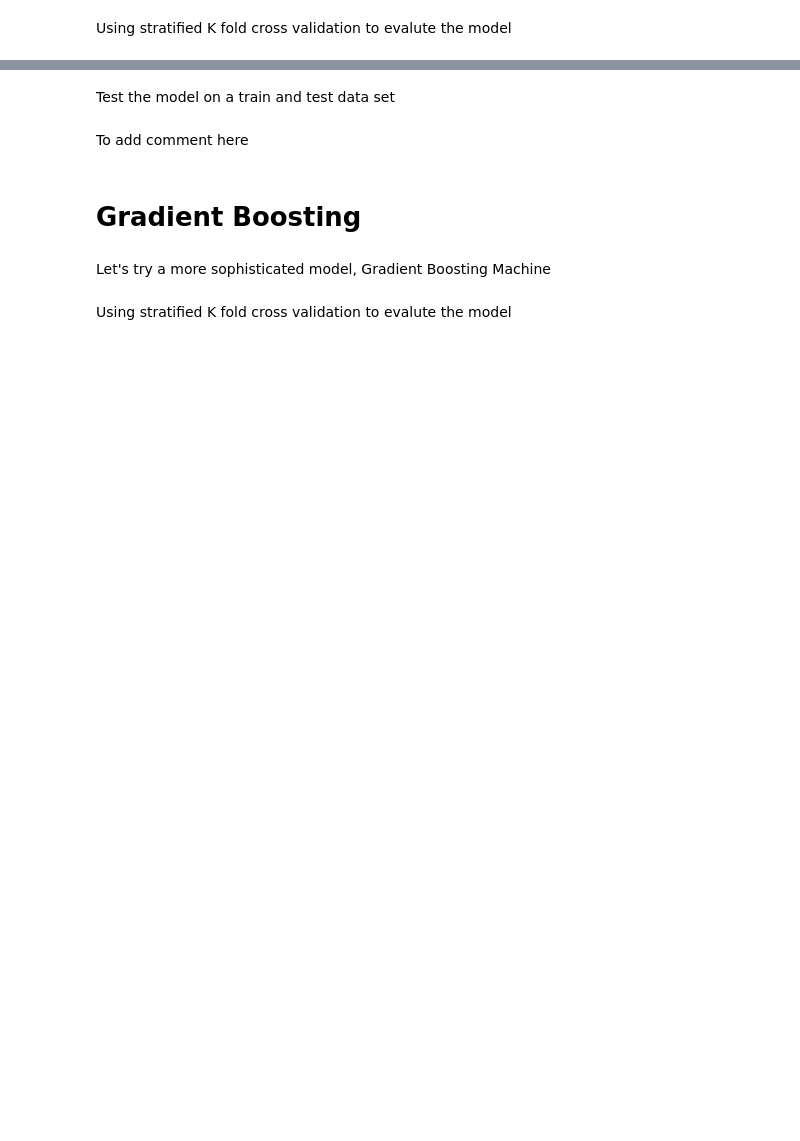
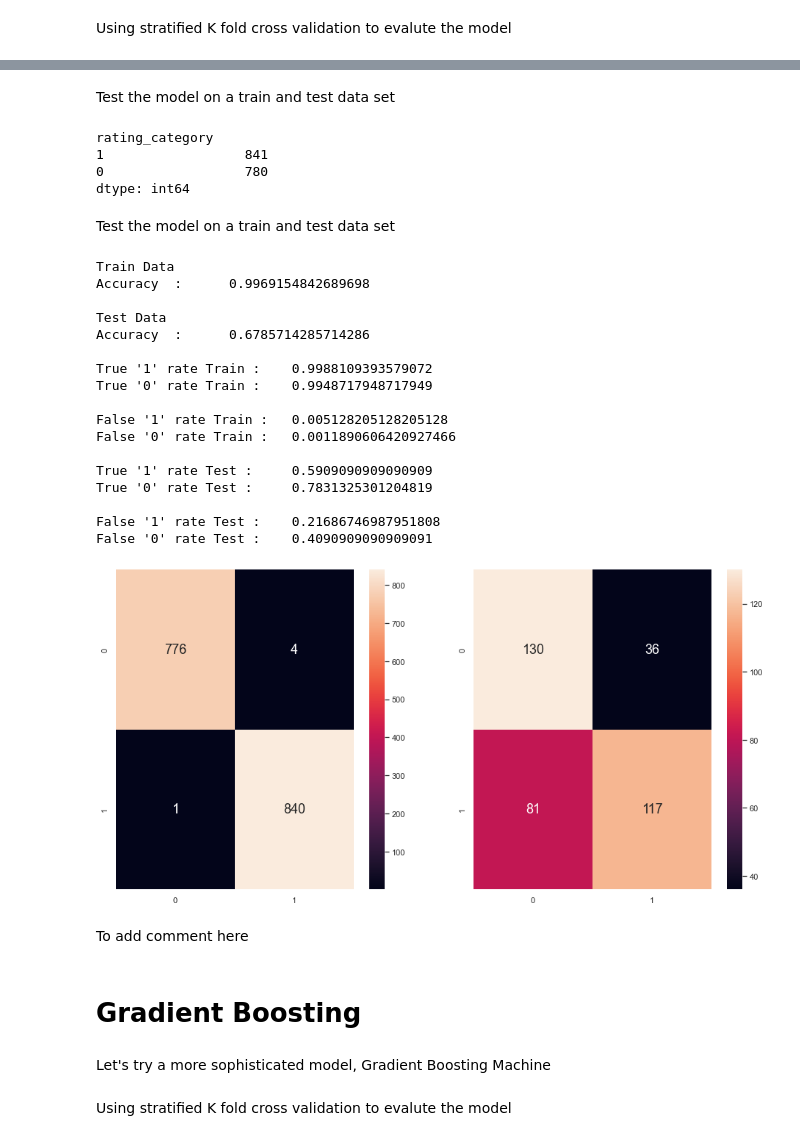
Before and after one commit to bachts/sc1015-project, a Jupyter notebook: Machine learning.ipynb, the cells around one changed output, grey strips where cells are left out. Cells and saved outputs as stored; diff of their text form; code cells hidden in the pictures; blank space fills up the shorter version.

```diff
--- a/Machine learning.ipynb
+++ b/Machine learning.ipynb
@@ -349,8 +418,8 @@ choc_xoutlier_ohe = choc_xoutlier[['country_of_bean_origin',
 choc_xoutlier_ohe = pd.get_dummies(data = choc_xoutlier_ohe)
 
 # extracting rest of the predictors
-choc_xoutlier_num = choc_xoutlier[['cocoa_percent', 'counts_of_ingredients', 'number_of_taste']]
-                                   #'cocoa_butter', 'vanilla', 'lecithin', 'salt', 'sugar', 'sweetener_without_sugar']]
+choc_xoutlier_num = choc_xoutlier[['cocoa_percent', 'counts_of_ingredients', 'number_of_taste'
+                                   , 'vanilla', 'lecithin', 'salt', 'sugar']]
 
 # extracting response
 choc_xoutlier_response = choc_xoutlier['rating_category']
@@ -387,3 +450,13 @@ X = pd.DataFrame(choc_xoutlier_ohe_up.drop('rating_category', axis = 1))
+# %%
+# Extract Response and Predictors
+y = pd.DataFrame(choc_xoutlier_ohe['rating_category'])
+X = pd.DataFrame(choc_xoutlier_ohe.drop('rating_category', axis = 1))
+# %%
+rforest = RandomForestClassifier(n_estimators = 400, max_depth = 60)
+over = ADASYN()
+under = RandomUnderSampler(sampling_strategy=0.5)
+steps = [("smote", over),("model", rforest)]
+pipeline = Pipeline(steps = steps)
 # %% [markdown]
 Using stratified K fold cross validation to evalute the model
 # %%
@@ -394,53 +474,80 @@ print('Accuracy: %.3f (%.3f)' % (np.mean(n_scores), np.std(n_scores)))
+# %% [markdown]
+Test the model on a train and test data set
+# %%
+X_train, X_test, y_train, y_test = train_test_split(X, y, test_size = 0.2)
+X_train_res, y_train_res = over.fit_resample(X_train, y_train)
+y_train_res.value_counts()
+# %% [output]
+rating_category
+1                  841
+0                  780
+dtype: int64
 # %% [markdown]
 Test the model on a train and test data set
 # %%
 # Split the Dataset into Train and Test
-X_train, X_test, y_train, y_test = train_test_split(X, y, test_size = 0.2)
+#X_train, X_test, y_train, y_test = train_test_split(X, y, test_size = 0.2)
 
 # Fit Random Forest on Train Data
-rforest.fit(X_train, y_train.rating_category.ravel())
+rforest.fit(X_train_res, y_train_res.rating_category.ravel())
 
 # Print the Classification Accuracy
 print("Train Data")
-print("Accuracy  :\t", rforest.score(X_train, y_train))
+print("Accuracy  :\t", rforest.score(X_train_res, y_train_res))
 print()
 print("Test Data")
 print("Accuracy  :\t", rforest.score(X_test, y_test))
 print()
 
 # Predict the Response corresponding to Predictors
-y_train_pred = rforest.predict(X_train)
+y_train_pred = rforest.predict(X_train_res)
 y_test_pred = rforest.predict(X_test)
 
 # Print the Accuracy Measures from the Confusion Matrix
-cmTrain = confusion_matrix(y_train, y_train_pred)
+cmTrain = confusion_matrix(y_train_res, y_train_pred)
 cmTest = confusion_matrix(y_test, y_test_pred)
 
-print("True '2' rate Train :\t", (cmTrain[2][2]/(cmTrain[2][0]+cmTrain[2][1]+cmTrain[2][2])))
-print("True '1' rate Train :\t", (cmTrain[1][1]/(cmTrain[1][0]+cmTrain[1][1]+cmTrain[1][2])))
-print("True '0' rate Train :\t", (cmTrain[0][0]/(cmTrain[0][0]+cmTrain[0][1]+cmTrain[0][2])))
+print("True '1' rate Train :\t", (cmTrain[1][1]/(cmTrain[1][0]+cmTrain[1][1])))
+print("True '0' rate Train :\t", (cmTrain[0][0]/(cmTrain[0][0]+cmTrain[0][1])))
 print()
 
-print("False '2' rate Train :\t", ((cmTrain[1][2]+cmTrain[0][2])/((cmTrain[1][2]+cmTrain[0][2]+cmTrain[1][1]+cmTrain[0][1]+cmTrain[1][0]+cmTrain[0][0]))))
-print("False '1' rate Train :\t", ((cmTrain[2][1]+cmTrain[0][1])/((cmTrain[2][1]+cmTrain[0][1]+cmTrain[2][2]+cmTrain[0][2]+cmTrain[2][0]+cmTrain[0][0]))))
-print("False '0' rate Train :\t", ((cmTrain[1][0]+cmTrain[2][0])/((cmTrain[1][0]+cmTrain[2][0]+cmTrain[1][1]+cmTrain[2][1]+cmTrain[1][2]+cmTrain[2][2]))))
+print("False '1' rate Train :\t", ((cmTrain[0][1])/((cmTrain[0][1]+cmTrain[0][0]))))
+print("False '0' rate Train :\t", ((cmTrain[1][0])/((cmTrain[1][0]+cmTrain[1][1]))))
 print()
 
-print("True '2' rate Test :\t", (cmTest[2][2]/(cmTest[2][0]+cmTest[2][1]+cmTest[2][2])))
-print("True '1' rate Test :\t", (cmTest[1][1]/(cmTest[1][0]+cmTest[1][1]+cmTest[1][2])))
-print("True '0' rate Test :\t", (cmTest[0][0]/(cmTest[0][0]+cmTest[0][1]+cmTest[0][2])))
+
+print("True '1' rate Test :\t", (cmTest[1][1]/(cmTest[1][0]+cmTest[1][1])))
+print("True '0' rate Test :\t", (cmTest[0][0]/(cmTest[0][0]+cmTest[0][1])))
 print()
 
-print("False '2' rate Test :\t", ((cmTest[1][2]+cmTest[0][2])/((cmTest[1][2]+cmTest[0][2]+cmTest[1][1]+cmTest[0][1]+cmTest[1][0]+cmTest[0][0]))))
-print("False '1' rate Test :\t", ((cmTest[2][1]+cmTest[0][1])/((cmTest[2][1]+cmTest[0][1]+cmTest[2][2]+cmTest[0][2]+cmTest[2][0]+cmTest[0][0]))))
-print("False '0' rate Test :\t", ((cmTest[1][0]+cmTest[2][0])/((cmTest[1][0]+cmTest[2][0]+cmTest[1][1]+cmTest[2][1]+cmTest[1][2]+cmTest[2][2]))))
+print("False '1' rate Test :\t", ((cmTest[0][1])/((cmTest[0][1]+cmTest[0][0]))))
+print("False '0' rate Test :\t", ((cmTest[1][0])/((cmTest[1][0]+cmTest[1][1]))))
 print()
 
 # Plot the Confusion Matrix
 f, axes = plt.subplots(1, 2, figsize=(16, 8))
 sb.heatmap(cmTrain, annot = True, fmt=".0f", annot_kws={"size": 18}, ax = axes[0])
 sb.heatmap(cmTest, annot = True, fmt=".0f", annot_kws={"size": 18}, ax = axes[1])
 plt.show()
+# %% [output]
+Train Data
+Accuracy  :      0.9969154842689698
+
+Test Data
+Accuracy  :      0.6785714285714286
+
+True '1' rate Train :    0.9988109393579072
+True '0' rate Train :    0.9948717948717949
+
+False '1' rate Train :   0.005128205128205128
+False '0' rate Train :   0.0011890606420927466
+
+True '1' rate Test :     0.5909090909090909
+True '0' rate Test :     0.7831325301204819
+
+False '1' rate Test :    0.21686746987951808
+False '0' rate Test :    0.4090909090909091
+[figure, added]
 # %% [markdown]
 To add comment here
 # %% [markdown]
```
Also changed, not shown: parts of 35 cells of this notebook.
